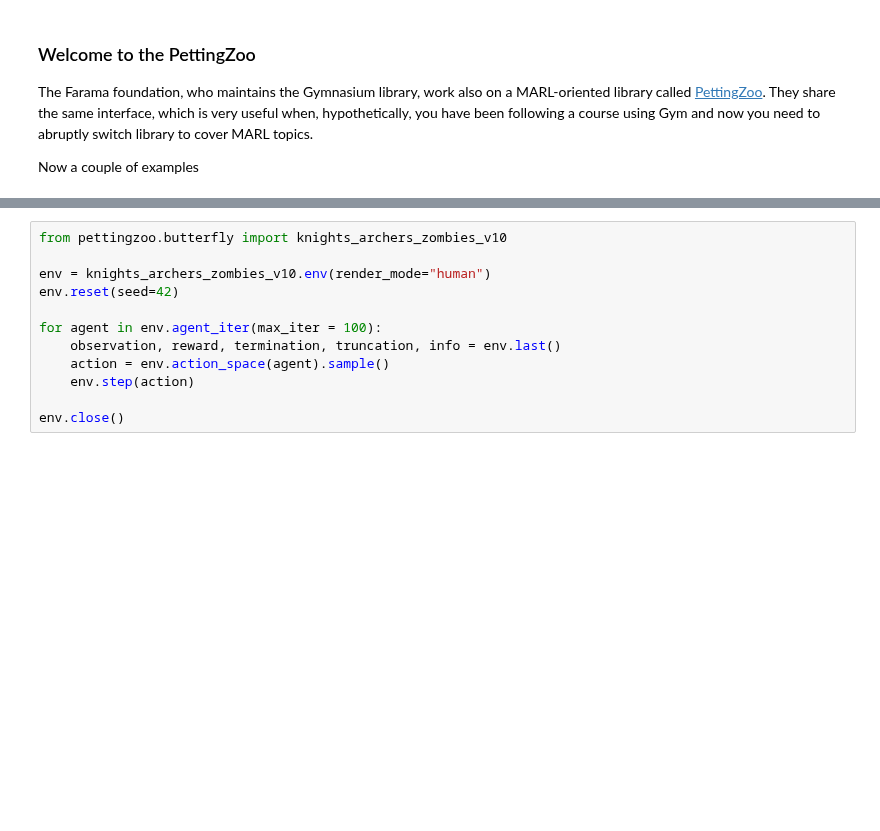
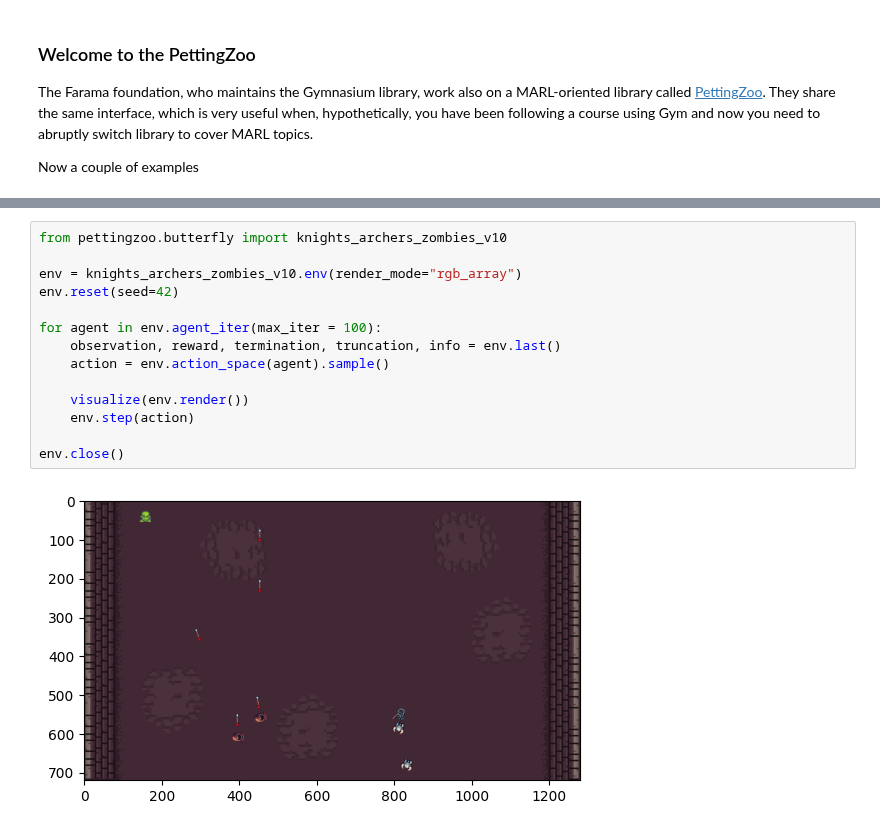
Before and after one commit to afflint/rlcoding, a Jupyter notebook: 2024-25/L7-multiagent-rl.ipynb, the cells around one changed output, grey strips where cells are left out. Drawn from its saved outputs; the diff is of its cells as text; blank space fills up the shorter version.

```diff
--- a/2024-25/L7-multiagent-rl.ipynb
+++ b/2024-25/L7-multiagent-rl.ipynb
@@ -44,12 +54,16 @@ Error:
 # %%
 from pettingzoo.butterfly import knights_archers_zombies_v10
 
-env = knights_archers_zombies_v10.env(render_mode="human")
+env = knights_archers_zombies_v10.env(render_mode="rgb_array")
 env.reset(seed=42)
 
 for agent in env.agent_iter(max_iter = 100):
 	observation, reward, termination, truncation, info = env.last()
 	action = env.action_space(agent).sample()
+
+	visualize(env.render())
 	env.step(action)
 
 env.close()
+# %% [output]
+[figure, added]
```
Also changed, not shown: parts of 2 cells of this notebook, 1 other file.
